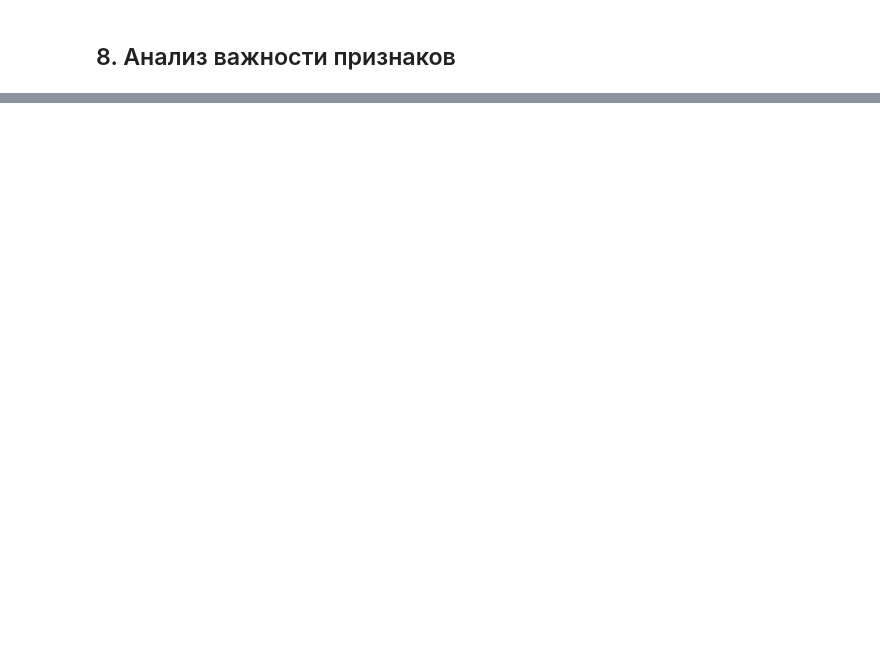
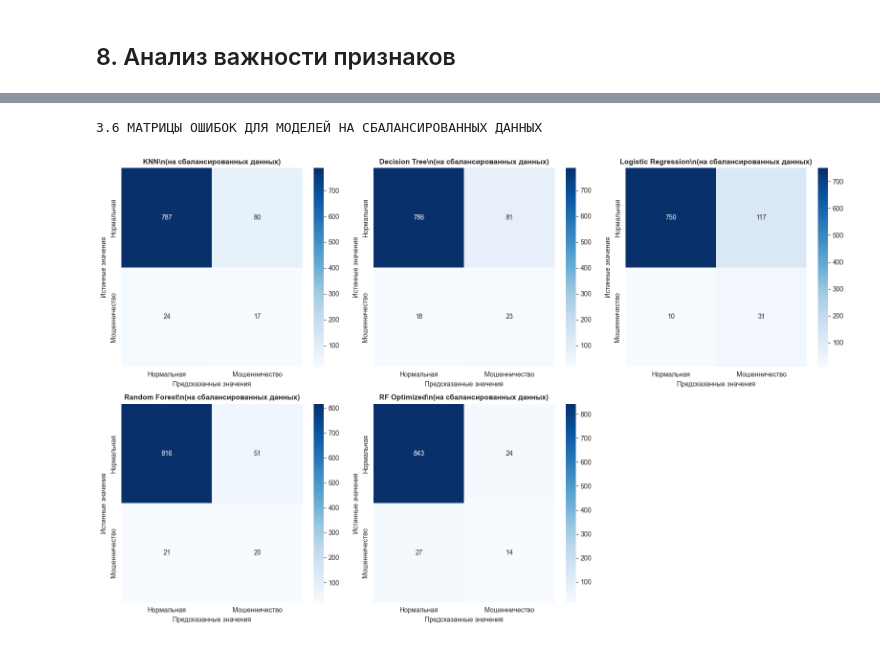
Before and after one commit to Vanya-sem/VVAD, a Jupyter notebook: ЛР5_Семенов_8.ipynb, the cells around one changed output, grey strips where cells are left out. Saved outputs shown, nothing was run; the diff lists cells and outputs as text; code cells hidden in the pictures; blank space fills up the shorter version.

```diff
--- a/ЛР5_Семенов_8.ipynb
+++ b/ЛР5_Семенов_8.ipynb
@@ -620,0 +1035,26 @@ plt.show()
+# %%
+print('3.5 МАТРИЦЫ ОШИБОК ДЛЯ МОДЕЛЕЙ НА СБАЛАНСИРОВАННЫХ ДАННЫХ')
+fig, axes = plt.subplots(2, 3, figsize=(16, 10))
+axes = axes.flatten()
+
+confusion_matrices_balanced = [
+    (confusion_matrix(y_test, knn_balanced_pred), 'KNN', axes[0]),
+    (confusion_matrix(y_test, dt_balanced_pred), 'Decision Tree', axes[1]),
+    (confusion_matrix(y_test, lr_balanced_pred), 'Logistic Regression', axes[2]),
+    (confusion_matrix(y_test, rf_balanced_pred), 'Random Forest', axes[3]),
+    (confusion_matrix(y_test, rf_opt_balanced_pred), 'RF Optimized', axes[4])
+]
+
+for cm, title, ax in confusion_matrices_balanced:
+    sns.heatmap(cm, annot=True, fmt='d', cmap='Blues', ax=ax, cbar=True)
+    ax.set_title(f'{title}\\n(на сбалансированных данных)', fontsize=11, fontweight='bold')
+    ax.set_xlabel('Предсказанные значения')
+    ax.set_ylabel('Истинные значения')
+    ax.set_xticklabels(['Нормальная', 'Мошенничество'])
+    ax.set_yticklabels(['Нормальная', 'Мошенничество'])
+fig.delaxes(axes[5])
+plt.tight_layout()
+plt.show()
+# %% [output]
+3.6 МАТРИЦЫ ОШИБОК ДЛЯ МОДЕЛЕЙ НА СБАЛАНСИРОВАННЫХ ДАННЫХ
+[figure, added]
```
Also changed, not shown: parts of 30 cells of this notebook.
